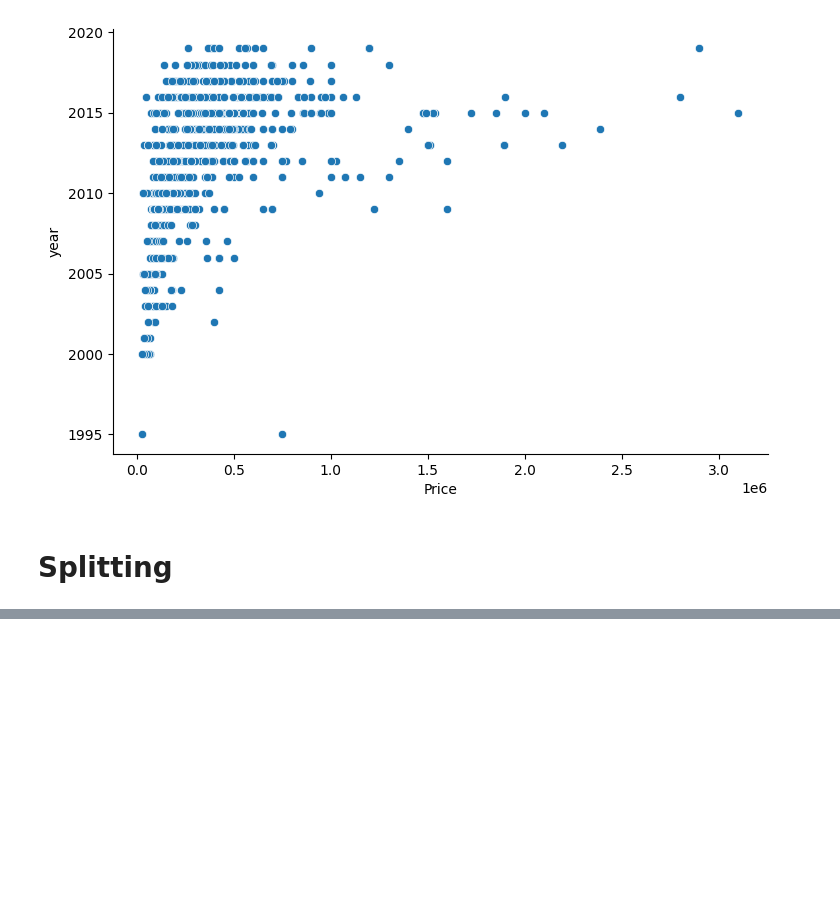
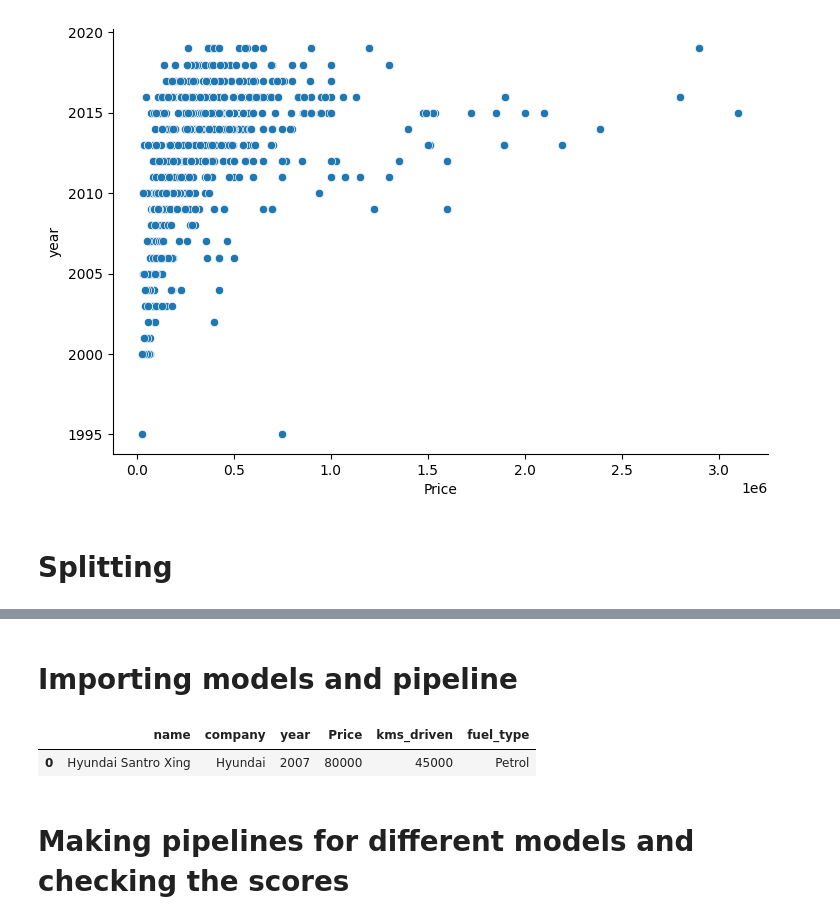
Before and after one commit to Bison619/Car-Price-prediction-System, a Jupyter notebook: carpredi.ipynb, the cells around one changed output, grey strips where cells are left out. Saved outputs shown, nothing was run; the diff lists cells and outputs as text; code cells hidden in the pictures; blank space fills up the shorter version.

```diff
--- a/carpredi.ipynb
+++ b/carpredi.ipynb
@@ -347,0 +361,2 @@ X_train,X_test,Y_train,Y_test = train_test_split(X,Y,test_size=0.2,random_state=
+# %% [markdown]
+# Importing models and pipeline
@@ -347,0 +375,7 @@ X_train,X_test,Y_train,Y_test = train_test_split(X,Y,test_size=0.2,random_state=
+# %%
+data2.head(1)
+# %% [output]
+|  | name | company | year | Price | kms_driven | fuel_type |
+| 0 | Hyundai Santro Xing | Hyundai | 2007 | 80000 | 45000 | Petrol |
+# %% [markdown]
+# Making pipelines for different models and checking the scores
```
Also changed, not shown: parts of 13 cells of this notebook.
